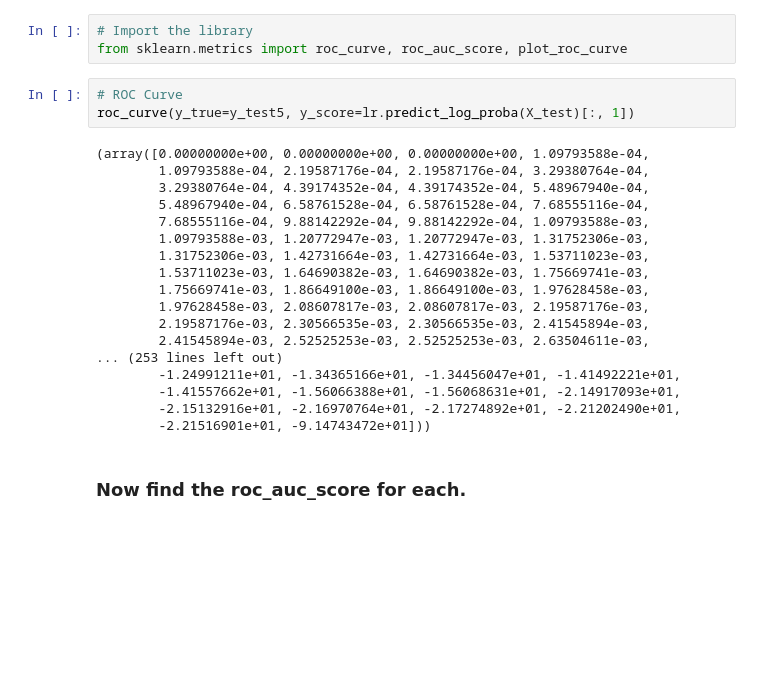
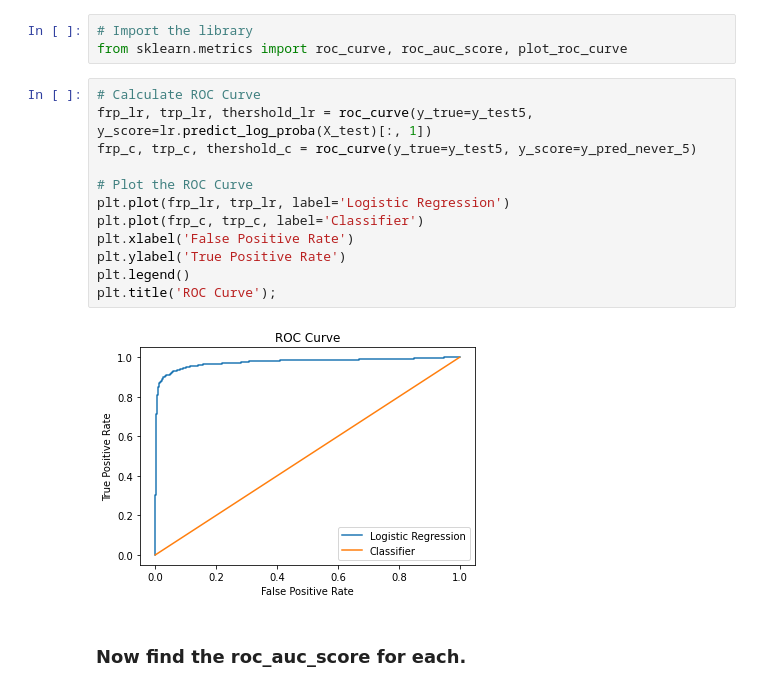
Before and after one commit to gabrielanakasato/ironhack-daft, a Jupyter notebook: labs/lab-w07/05-evaluation-recall-and-precision/your-code/main.ipynb, the cells around one changed output. Cells and saved outputs as stored; diff of their text form; blank space fills up the shorter version.

```diff
--- a/labs/lab-w07/05-evaluation-recall-and-precision/your-code/main.ipynb
+++ b/labs/lab-w07/05-evaluation-recall-and-precision/your-code/main.ipynb
@@ -195,26 +195,19 @@ the dataset. The Linear Regression model predicted correctly 9773 times out of t
 # %%
 # Import the library
 from sklearn.metrics import roc_curve, roc_auc_score, plot_roc_curve
-# %%
-# ROC Curve
-roc_curve(y_true=y_test5, y_score=lr.predict_log_proba(X_test)[:, 1])
-# %% [output]
-(array([0.00000000e+00, 0.00000000e+00, 0.00000000e+00, 1.09793588e-04,
-        1.09793588e-04, 2.19587176e-04, 2.19587176e-04, 3.29380764e-04,
-        3.29380764e-04, 4.39174352e-04, 4.39174352e-04, 5.48967940e-04,
-        5.48967940e-04, 6.58761528e-04, 6.58761528e-04, 7.68555116e-04,
-        7.68555116e-04, 9.88142292e-04, 9.88142292e-04, 1.09793588e-03,
-        1.09793588e-03, 1.20772947e-03, 1.20772947e-03, 1.31752306e-03,
-        1.31752306e-03, 1.42731664e-03, 1.42731664e-03, 1.53711023e-03,
-        1.53711023e-03, 1.64690382e-03, 1.64690382e-03, 1.75669741e-03,
-        1.75669741e-03, 1.86649100e-03, 1.86649100e-03, 1.97628458e-03,
-        1.97628458e-03, 2.08607817e-03, 2.08607817e-03, 2.19587176e-03,
-        2.19587176e-03, 2.30566535e-03, 2.30566535e-03, 2.41545894e-03,
-        2.41545894e-03, 2.52525253e-03, 2.52525253e-03, 2.63504611e-03,
-... (253 lines left out)
-        -1.24991211e+01, -1.34365166e+01, -1.34456047e+01, -1.41492221e+01,
-        -1.41557662e+01, -1.56066388e+01, -1.56068631e+01, -2.14917093e+01,
-        -2.15132916e+01, -2.16970764e+01, -2.17274892e+01, -2.21202490e+01,
-        -2.21516901e+01, -9.14743472e+01]))
+# %%
+# Calculate ROC Curve
+frp_lr, trp_lr, thershold_lr = roc_curve(y_true=y_test5, y_score=lr.predict_log_proba(X_test)[:, 1])
+frp_c, trp_c, thershold_c = roc_curve(y_true=y_test5, y_score=y_pred_never_5)
+
+# Plot the ROC Curve
+plt.plot(frp_lr, trp_lr, label='Logistic Regression')
+plt.plot(frp_c, trp_c, label='Classifier')
+plt.xlabel('False Positive Rate')
+plt.ylabel('True Positive Rate')
+plt.legend()
+plt.title('ROC Curve');
+# %% [output]
+[figure, added]
 # %% [markdown]
 ### Now find the roc_auc_score for each.
```
Also changed, not shown: parts of 5 cells of this notebook, 1 other file.
